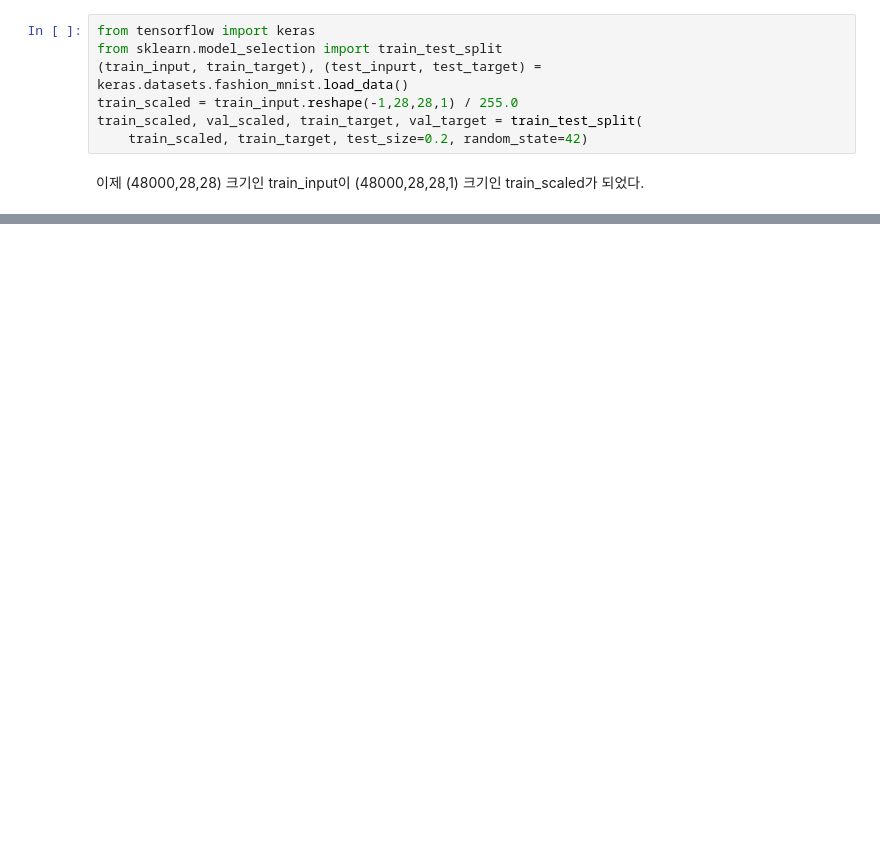
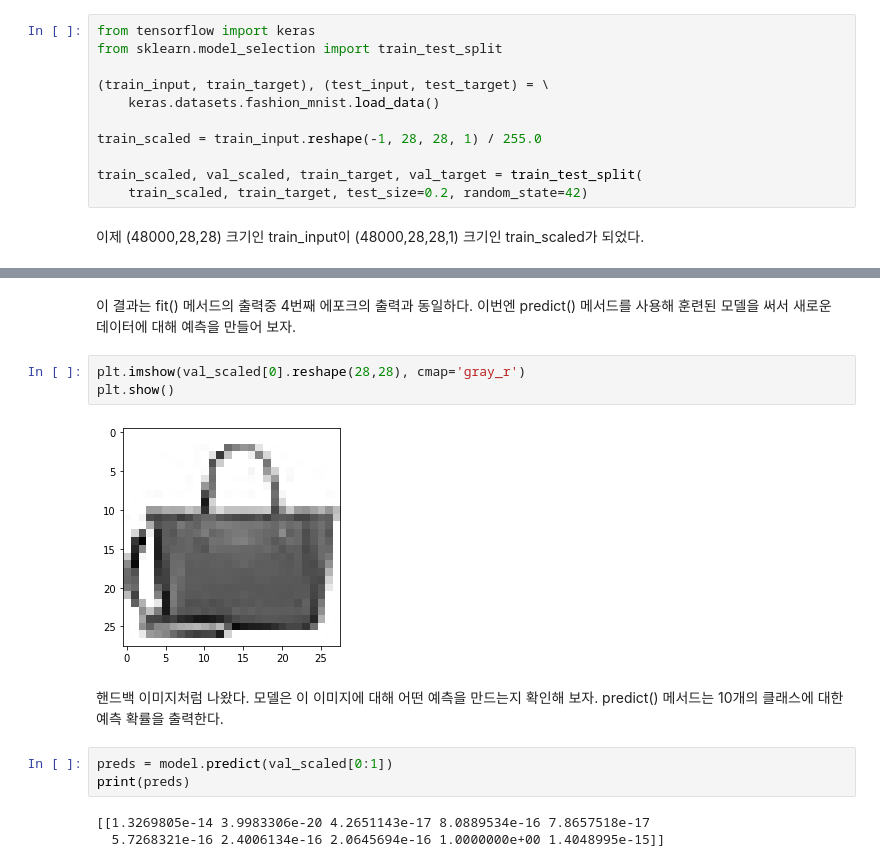
Before and after one commit to jaeyoon89/machinlearnig_deeplearning_study, a Jupyter notebook: mldl_ch8-1_convolution_neural.ipynb, the cells around one changed output, grey strips where cells are left out. Cells and saved outputs as stored; diff of their text form; blank space fills up the shorter version.

```diff
--- a/mldl_ch8-1_convolution_neural.ipynb
+++ b/mldl_ch8-1_convolution_neural.ipynb
@@ -97,8 +97,12 @@ keras.layers.MaxPooling2D(2, strides=2, padding='valid')
 # %%
 from tensorflow import keras
 from sklearn.model_selection import train_test_split
-(train_input, train_target), (test_inpurt, test_target) = keras.datasets.fashion_mnist.load_data()
-train_scaled = train_input.reshape(-1,28,28,1) / 255.0
+
+(train_input, train_target), (test_input, test_target) = \
+    keras.datasets.fashion_mnist.load_data()
+
+train_scaled = train_input.reshape(-1, 28, 28, 1) / 255.0
+
 train_scaled, val_scaled, train_target, val_target = train_test_split(
     train_scaled, train_target, test_size=0.2, random_state=42)
 # %% [markdown]
@@ -105,0 +220,15 @@ train_scaled, val_scaled, train_target, val_target = train_test_split(
+# %% [markdown]
+이 결과는 fit() 메서드의 출력중 4번째 에포크의 출력과 동일하다. 이번엔 predict() 메서드를 사용해 훈련된 모델을 써서 새로운 데이터에 대해 예측을 만들어 보자.
+# %%
+plt.imshow(val_scaled[0].reshape(28,28), cmap='gray_r')
+plt.show()
+# %% [output]
+[figure, added]
+# %% [markdown]
+핸드백 이미지처럼 나왔다. 모델은 이 이미지에 대해 어떤 예측을 만드는지 확인해 보자. predict() 메서드는 10개의 클래스에 대한 예측 확률을 출력한다.
+# %%
+preds = model.predict(val_scaled[0:1])
+print(preds)
+# %% [output]
+[[1.3269805e-14 3.9983306e-20 4.2651143e-17 8.0889534e-16 7.8657518e-17
+  5.7268321e-16 2.4006134e-16 2.0645694e-16 1.0000000e+00 1.4048995e-15]]
```
Also changed, not shown: parts of 53 cells of this notebook.
